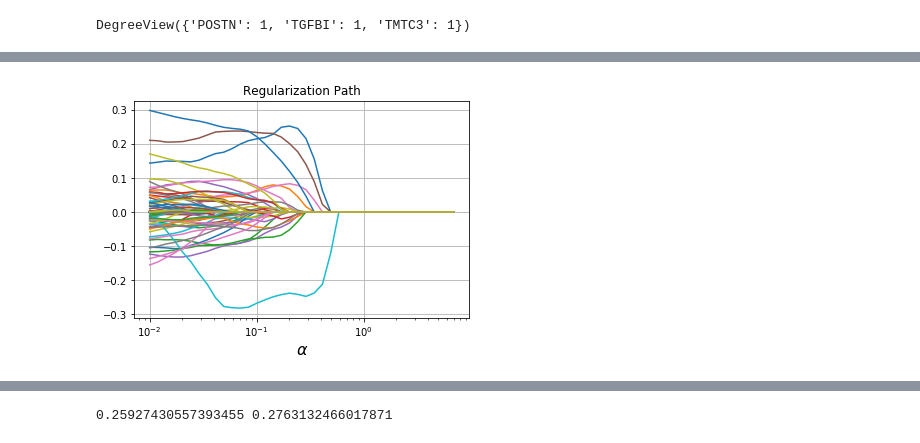
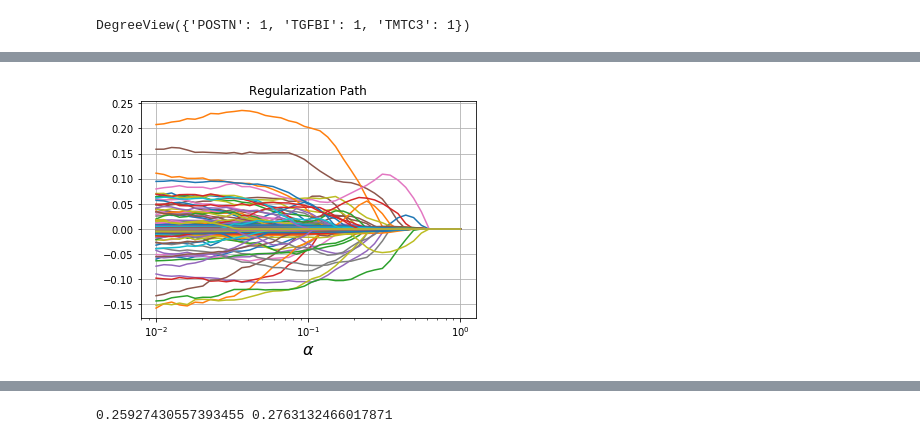
Before and after one commit to govinda-kamath/Normalized_Trend_Filtering, a Jupyter notebook: Preprocessing/get_graph.ipynb, the cells around one changed output, grey strips where cells are left out. Drawn from its saved outputs; the diff is of its cells as text; code cells hidden in the pictures.

```diff
--- a/Preprocessing/get_graph.ipynb
+++ b/Preprocessing/get_graph.ipynb
@@ -84,7 +84,7 @@ plt.grid()
 # %%
 nodlist = protein_new["Gene_Names"][:num_intersection_proteins]
 # %%
-L = nx.laplacian_matrix(g,nodelist=nodlist, weight="confidence")
+L = nx.normalized_laplacian_matrix(g,nodelist=nodlist, weight="confidence")
 U = nx.incidence_matrix(g,nodelist=nodlist, oriented=True, weight="confidence")
 # %%
 L.shape, U.shape
@@ -123,7 +123,7 @@ for patient in tqdm_notebook(patient_order):
 yraw = np.array(y_raw).reshape(-1,1)
 scaler = StandardScaler()
 scaler.fit(yraw)
-y = scaler.transform(y.reshape(-1, 1)).reshape(-1)
+y = scaler.transform(yraw.reshape(-1, 1)).reshape(-1)
 # %% [output]
 [interactive output not drawn]
 # %%
@@ -200,7 +227,7 @@ alph = cp.Parameter(nonneg=True)
 objective = cp.Minimize((1. / (2*A.shape[0])) * cp.sum_squares(A*x - y)+ alph* cp.norm1(Reg1*x))
 prob = cp.Problem(objective)
 laplacian_lassos = []
-alpha_values =  np.logspace(-2, 1, 40)
+alpha_values =  np.logspace(-2, 0, 40)
 for v in tqdm_notebook(alpha_values):
     alph.value = v
     prob.solve()
@@ -208,6 +235,6 @@ for v in tqdm_notebook(alpha_values):
 # %% [output]
 [interactive output not drawn]
 # %%
-plot_regularization_path(alpha_values[:-2], laplacian_lassos)
+plot_regularization_path(alpha_values, laplacian_lassos)
 # %% [output]
-[figure, old version]
+[figure, new version]
```
Also changed, not shown: parts of 11 cells of this notebook.
